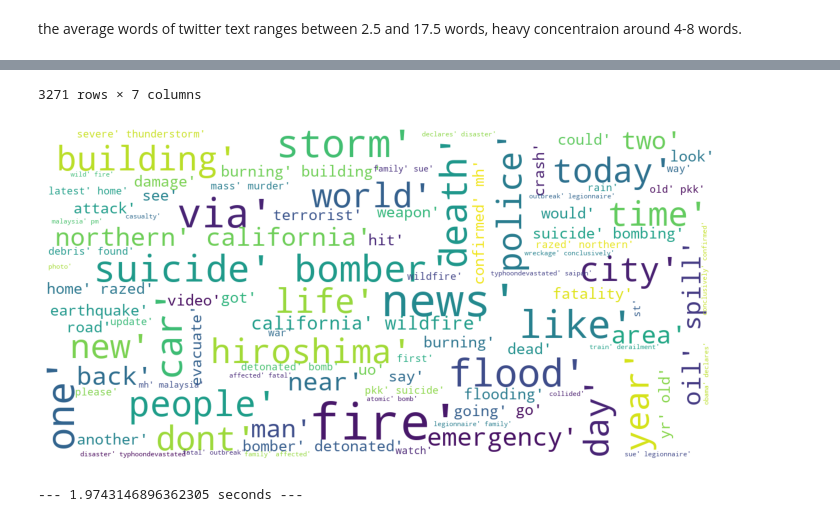
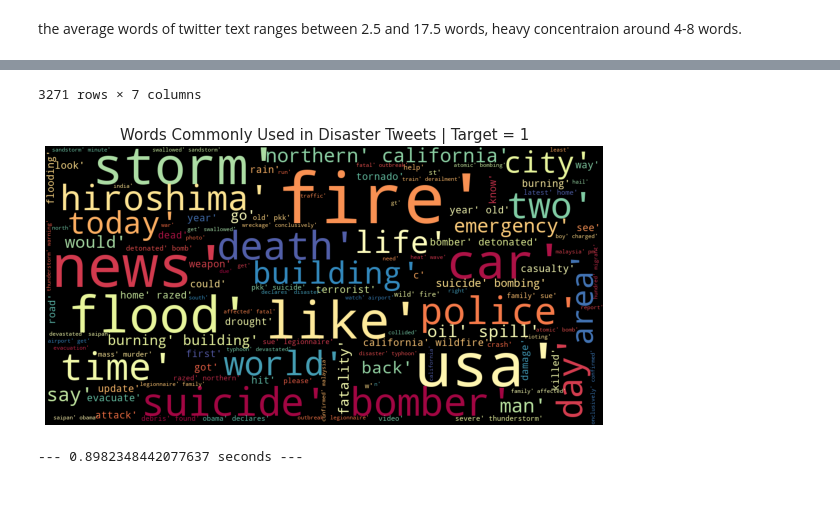
Before and after one commit to Nicole-Hong/LHL_Final_Project_NLP, a Jupyter notebook: src/nlp_disaster_tweets.ipynb, the cells around one changed output, grey strips where cells are left out. Saved outputs shown, nothing was run; the diff lists cells and outputs as text; code cells hidden in the pictures; blank space fills up the shorter version.

Commit message:
revised data preprocessing & preprocessed data

```diff
--- a/src/nlp_disaster_tweets.ipynb
+++ b/src/nlp_disaster_tweets.ipynb
@@ -631,7 +1000,7 @@ test_df.to_csv('../data/preprocessed_test_data.csv', index=False)
 # %%
-# import manually preprocessed train_df
-train_df = pd.read_csv('../data/preprocessed_manual_train_data.csv')
-train_df = train_df.drop(['Unnamed: 0'], axis=1)
+# import preprocessed train_df
+train_df = pd.read_csv('preprocessed_train_data.csv')
+#train_df = train_df.drop(['Unnamed: 0'], axis=1)
 train_df.info()
 train_df
 # %% [output]
@@ -766,7 +1115,7 @@ dtype: int64
 # %%
 # test removing specific words - 'im', 'u' and 'amp':
-text = train_df['text_preprocessed'][64]
-words = text.split()
+text = train_df['text_preprocessed'][0]
+words = word_tokenize(text)
 words
 words = ['' if w == 'u' else w for w in words]
 words = ['' if w == 'im' else w for w in words]
@@ -805,7 +1138,7 @@ def remove_specificWords(words):
 # function for preprocessing again
 def preprocess_again(text):
 
-    words = words_split(text)
+    words = words_token(text)
     no_specific = remove_specificWords(words)
 
     sentence = " ".join(no_specific)
@@ -958,0 +1305,7 @@ train_df['text'].str.split().\
+# %%
+data=pd.DataFrame(train_df.groupby('location').count().id.sort_values(ascending=False)[:20]).reset_index()
+fig=plt.figure(figsize=(30,6))
+ax = fig.add_axes([0,0,1,1])
+ax.bar(data.location,data.id)
+ax.set_ylabel('Count')
+ax.set_xlabel('The location the tweet was sent from (may also be blank)')
@@ -1200,8 +1534,12 @@ print(f"\n\n--- {(time.time() - start_time)} seconds ---")
 # %%
-# wordcloud - 'text_preprocessed_2nd' - with disaster tweets only
+# wordcloud - 'text_preprocessed_2nd' - with disaster tweets only (target = 1)
 
 # start time to measure the time of the program execution
 start_time = time.time()
+
+#Define a list of stop words
+stopwords = ["one'", "near'", "going'", "people'", "via'", 'line',
+             "another'", "rd'", "mh'", "new'", "yr'"]
 
 # Create copied dataframe and extract rows with missing 'keywords' to be dropped
 wordcloud_df2 = train_df.copy()
@@ -1216,23 +1554,30 @@ new4= wordcloud_df2['text_preprocessed_2nd'].str.split()
 new4=new4.values.tolist()
 corpus4=[word for i in new4 for word in i]
 
-def show_wordcloud(data):
+def show_wordcloud(data, title):
     wordcloud = WordCloud(
-        background_color='white',
-        max_words=100,
-        max_font_size=30,
+        #width=1000,
+        #height=600,
+        background_color='black',
+        #max_words=100,
+        max_font_size=50,
+        colormap='Spectral',
+        #mask=mask,
         scale=3,
+        stopwords=stopwords,
         random_state=1)
 
     wordcloud=wordcloud.generate(str(data))
 
-    fig = plt.figure(1, figsize=(12, 12))
+    fig = plt.figure(1, figsize=(10, 10))
     plt.axis('off')
 
     plt.imshow(wordcloud)
+    plt.title(title, fontsize=15)
     plt.show()
 
-show_wordcloud(corpus4)
+title4 = 'Words Commonly Used in Disaster Tweets | Target = 1'
+show_wordcloud(corpus4, title4)
 
 # print the overall program runtime.
 print(f"\n\n--- {(time.time() - start_time)} seconds ---")
@@ -1251,4 +1596,4 @@ print(f"\n\n--- {(time.time() - start_time)} seconds ---")
 | 7612 | 10873 | None | None | The Latest: More Homes Razed by N... | 1 | latest home razed northern califo... | latest home razed northern califo... |
 3271 rows × 7 columns
-[figure, old version]
+[figure, new version]
---- 1.9743146896362305 seconds ---
+--- 0.8982348442077637 seconds ---
```
Also changed, not shown: parts of 45 cells of this notebook, 6 other files.
